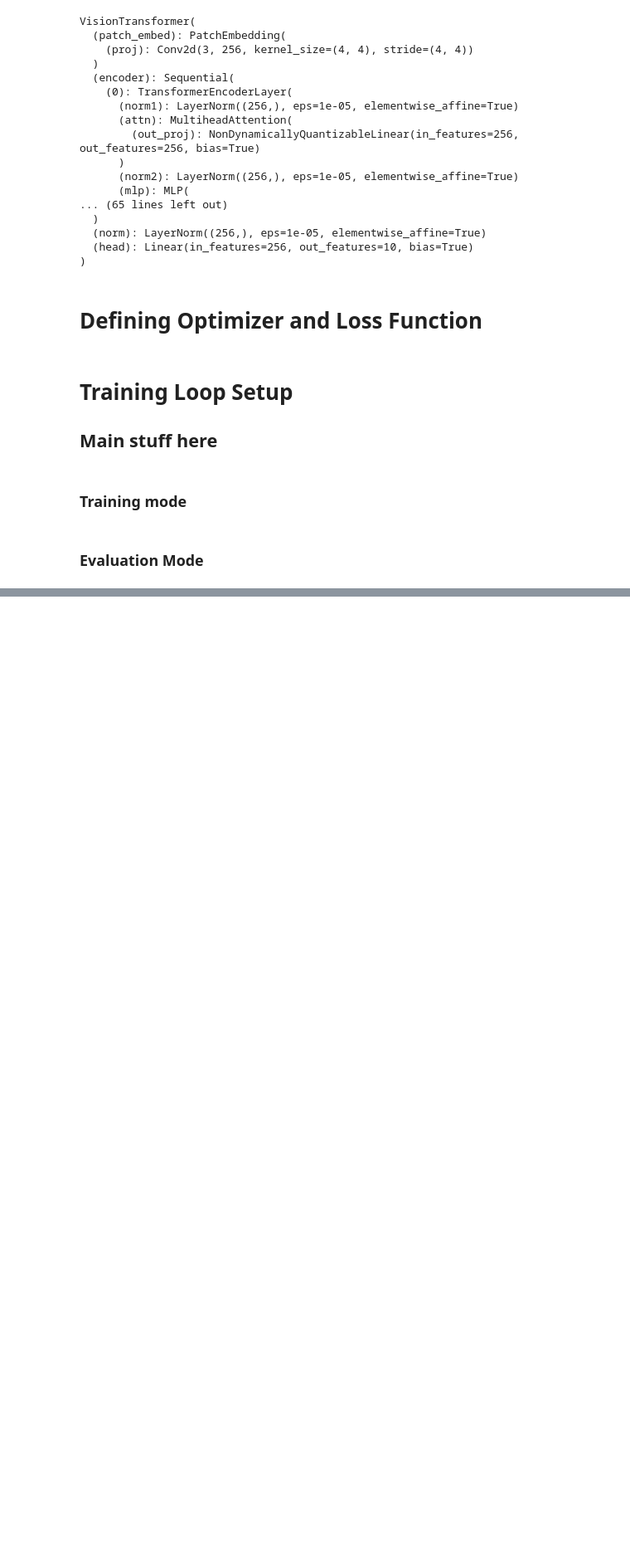
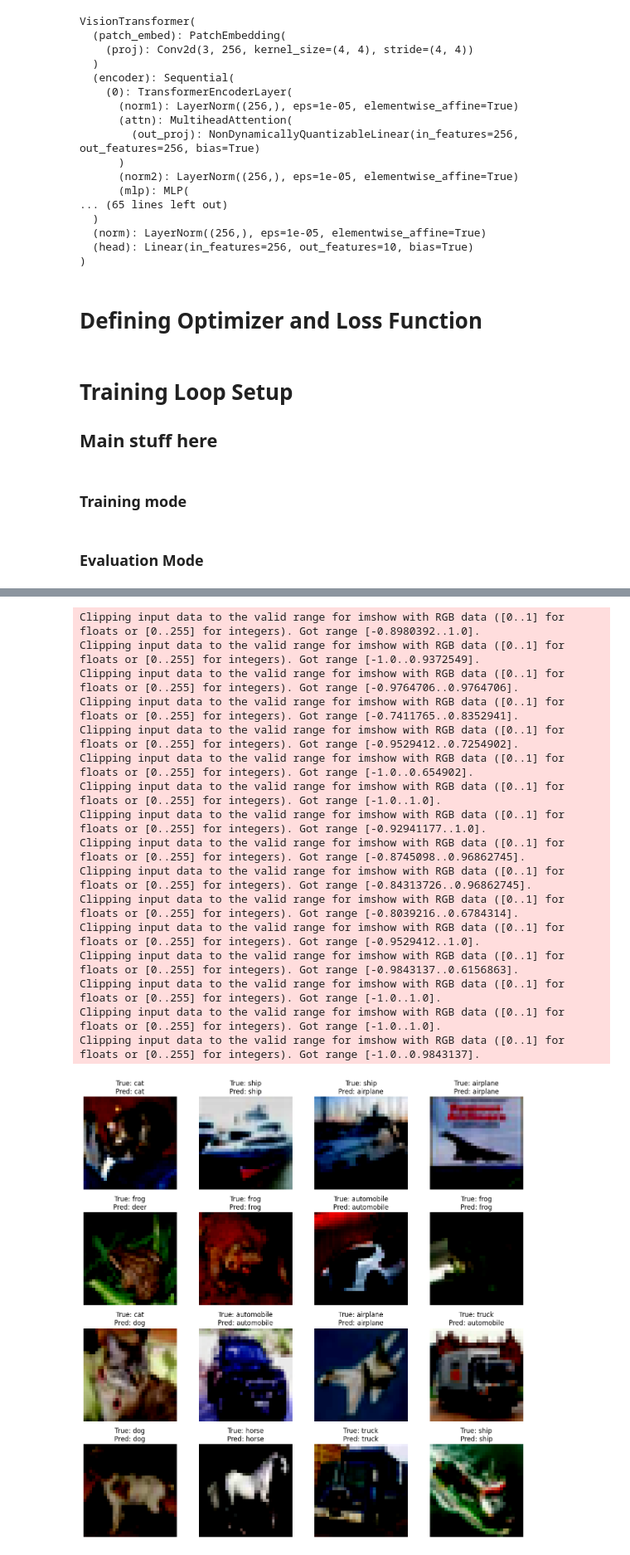
Before and after one commit to sonjoe123/Vision-Transformer, a Jupyter notebook: Vision_Transformer.ipynb, the cells around one changed output, grey strips where cells are left out. Shown at 83% size. Drawn from its saved outputs; the diff is of its cells as text; code cells hidden in the pictures; blank space fills up the shorter version.

```diff
--- a/Vision_Transformer.ipynb
+++ b/Vision_Transformer.ipynb
@@ -447,0 +532,61 @@ EPOCHS
+# %%
+import matplotlib.pyplot as plt
+import torchvision
+
+# Make sure you already have this defined
+class_names = [
+    "airplane", "automobile", "bird", "cat", "deer",
+    "dog", "frog", "horse", "ship", "truck"
+]
+
+def show_batch_predictions(model, dataloader, num_images=16):
+    model.eval()
+    images_shown = 0
+
+    plt.figure(figsize=(12, 12))
+
+    with torch.inference_mode():
+        for x_batch, y_batch in dataloader:
+            x_batch = x_batch.to(device)
+            y_batch = y_batch.to(device)
+            outputs = model(x_batch)
+            preds = outputs.argmax(dim=1)
+
+            for i in range(x_batch.size(0)):
+                if images_shown >= num_images:
+                    break
+                image = x_batch[i].cpu()
+                label = y_batch[i].item()
+                pred = preds[i].item()
+
+                plt.subplot(4, 4, images_shown + 1)
+                plt.imshow(image.permute(1, 2, 0))  # C, H, W → H, W, C
+                plt.title(f"True: {class_names[label]}\nPred: {class_names[pred]}")
+                plt.axis("off")
+                images_shown += 1
+
+            if images_shown >= num_images:
+                break
+
+    plt.tight_layout()
+    plt.show()
+# %%
+show_batch_predictions(model, test_loader, num_images=16)
+# %% [output]
+Clipping input data to the valid range for imshow with RGB data ([0..1] for floats or [0..255] for integers). Got range [-0.8980392..1.0].
+Clipping input data to the valid range for imshow with RGB data ([0..1] for floats or [0..255] for integers). Got range [-1.0..0.9372549].
+Clipping input data to the valid range for imshow with RGB data ([0..1] for floats or [0..255] for integers). Got range [-0.9764706..0.9764706].
+Clipping input data to the valid range for imshow with RGB data ([0..1] for floats or [0..255] for integers). Got range [-0.7411765..0.8352941].
+Clipping input data to the valid range for imshow with RGB data ([0..1] for floats or [0..255] for integers). Got range [-0.9529412..0.7254902].
+Clipping input data to the valid range for imshow with RGB data ([0..1] for floats or [0..255] for integers). Got range [-1.0..0.654902].
+Clipping input data to the valid range for imshow with RGB data ([0..1] for floats or [0..255] for integers). Got range [-1.0..1.0].
+Clipping input data to the valid range for imshow with RGB data ([0..1] for floats or [0..255] for integers). Got range [-0.92941177..1.0].
+Clipping input data to the valid range for imshow with RGB data ([0..1] for floats or [0..255] for integers). Got range [-0.8745098..0.96862745].
+Clipping input data to the valid range for imshow with RGB data ([0..1] for floats or [0..255] for integers). Got range [-0.84313726..0.96862745].
+Clipping input data to the valid range for imshow with RGB data ([0..1] for floats or [0..255] for integers). Got range [-0.8039216..0.6784314].
+Clipping input data to the valid range for imshow with RGB data ([0..1] for floats or [0..255] for integers). Got range [-0.9529412..1.0].
+Clipping input data to the valid range for imshow with RGB data ([0..1] for floats or [0..255] for integers). Got range [-0.9843137..0.6156863].
+Clipping input data to the valid range for imshow with RGB data ([0..1] for floats or [0..255] for integers). Got range [-1.0..1.0].
+Clipping input data to the valid range for imshow with RGB data ([0..1] for floats or [0..255] for integers). Got range [-1.0..1.0].
+Clipping input data to the valid range for imshow with RGB data ([0..1] for floats or [0..255] for integers). Got range [-1.0..0.9843137].
+[figure, added]
```
Also changed, not shown: parts of 4 cells of this notebook.
